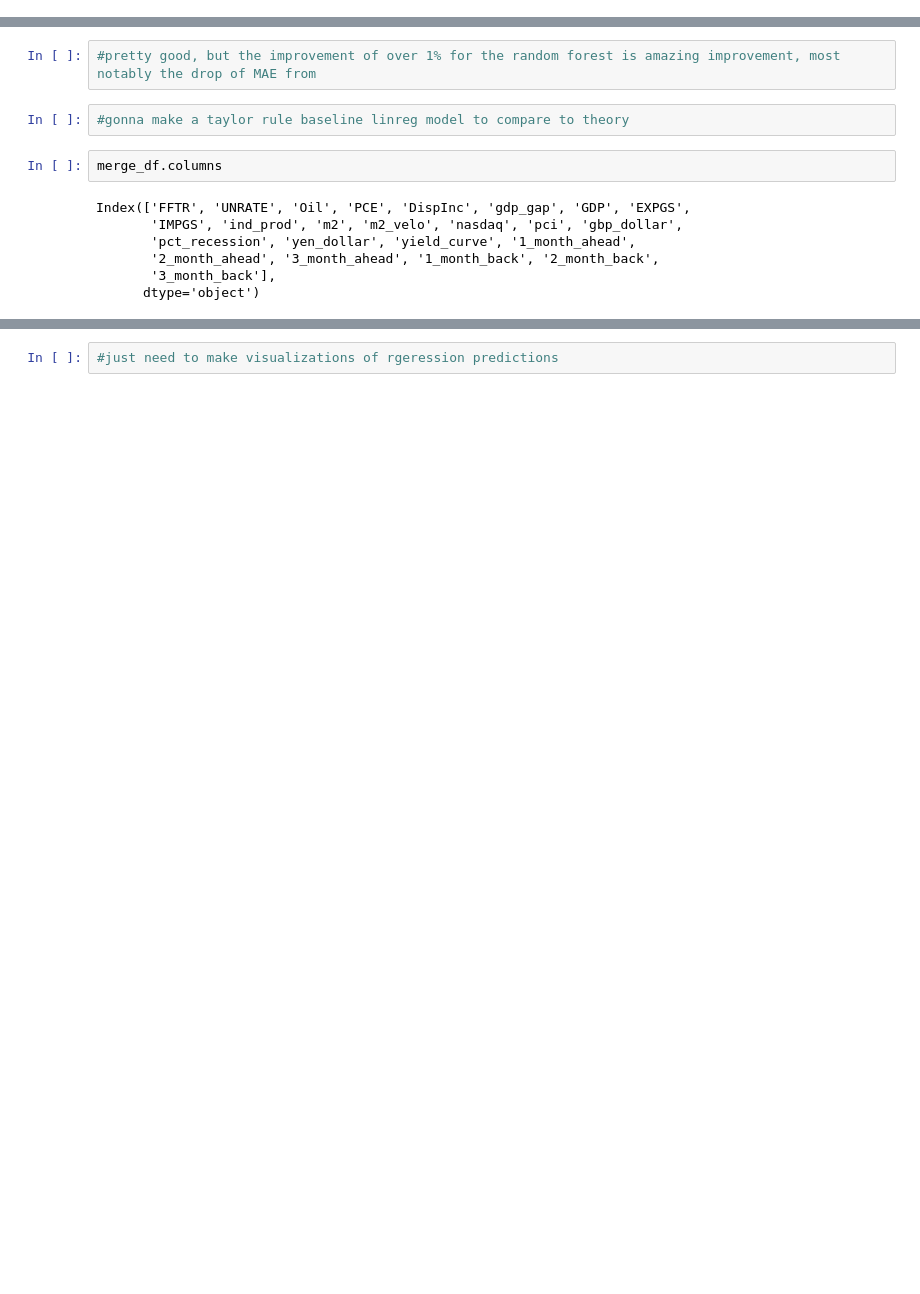
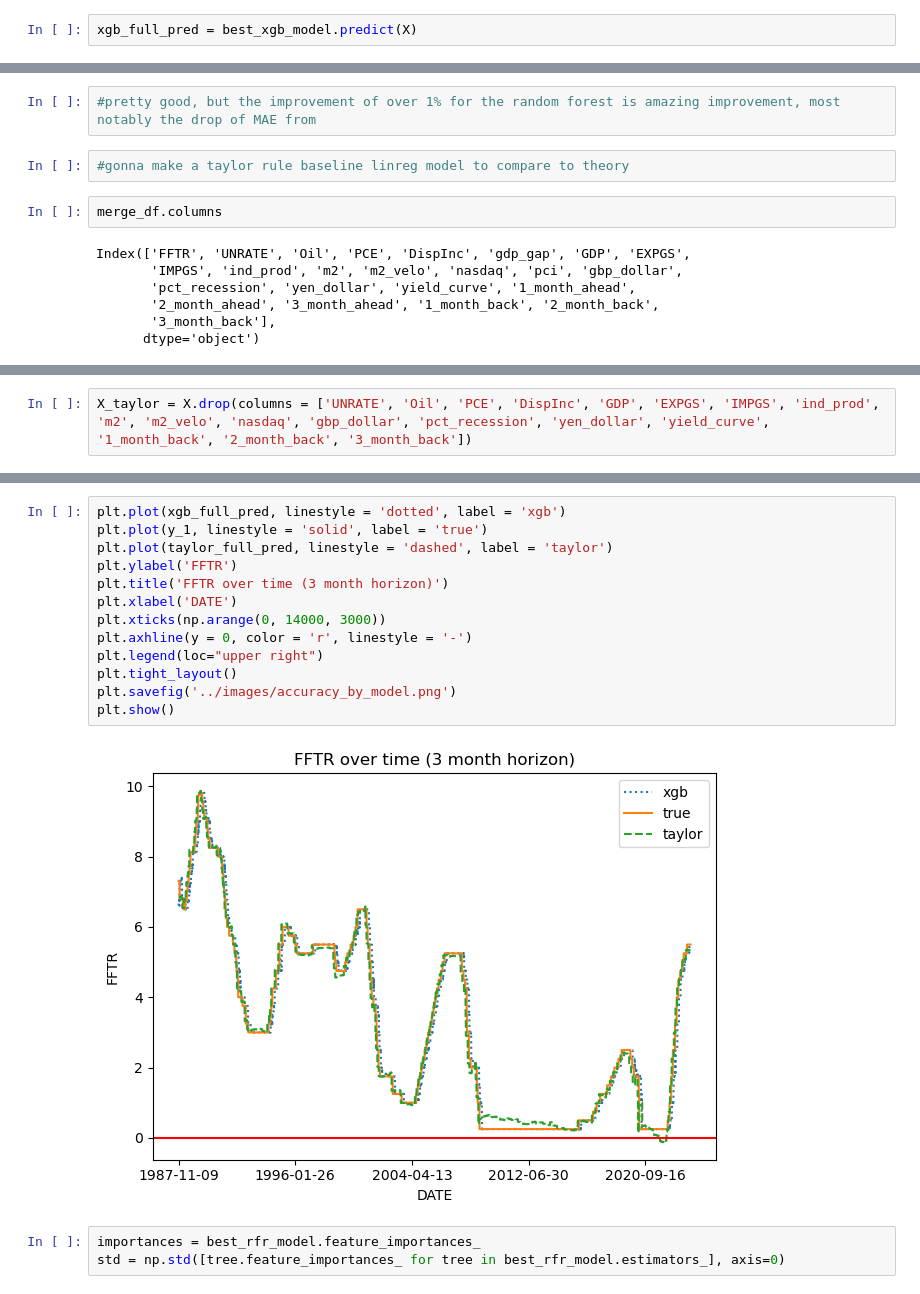
Before and after one commit to Nhunsick/FFTR_Prediction, a Jupyter notebook: Notebooks/random_forest_notebook.ipynb, the cells around one changed output, grey strips where cells are left out. Drawn from its saved outputs; the diff is of its cells as text; blank space fills up the shorter version.

Commit message:
added visualizations

```diff
--- a/Notebooks/random_forest_notebook.ipynb
+++ b/Notebooks/random_forest_notebook.ipynb
@@ -249,0 +315,2 @@ linreg.score(X_test_3,y_test_3)
+# %%
+xgb_full_pred = best_xgb_model.predict(X)
@@ -291,3 +367,5 @@ X_test_taylor.head()
+# %%
+X_taylor = X.drop(columns = ['UNRATE', 'Oil', 'PCE', 'DispInc', 'GDP', 'EXPGS', 'IMPGS', 'ind_prod', 'm2', 'm2_velo', 'nasdaq', 'gbp_dollar', 'pct_recession', 'yen_dollar', 'yield_curve', '1_month_back', '2_month_back', '3_month_back'])
 # %%
 linreg = LinearRegression()
 linreg.fit(X_train_taylor, y_train_3)
@@ -308,2 +387,18 @@ r2_score(y_test_3, y_pred)
-# %%
-#just need to make visualizations of rgeression predictions
+# %%
+plt.plot(xgb_full_pred, linestyle = 'dotted', label = 'xgb')
+plt.plot(y_1, linestyle = 'solid', label = 'true')
+plt.plot(taylor_full_pred, linestyle = 'dashed', label = 'taylor')
+plt.ylabel('FFTR')
+plt.title('FFTR over time (3 month horizon)')
+plt.xlabel('DATE')
+plt.xticks(np.arange(0, 14000, 3000))
+plt.axhline(y = 0, color = 'r', linestyle = '-')
+plt.legend(loc="upper right")
+plt.tight_layout()
+plt.savefig('../images/accuracy_by_model.png')
+plt.show()
+# %% [output]
+[figure, added]
+# %%
+importances = best_rfr_model.feature_importances_
+std = np.std([tree.feature_importances_ for tree in best_rfr_model.estimators_], axis=0)
```
Also changed, not shown: parts of 43 cells of this notebook, 1 other file.
